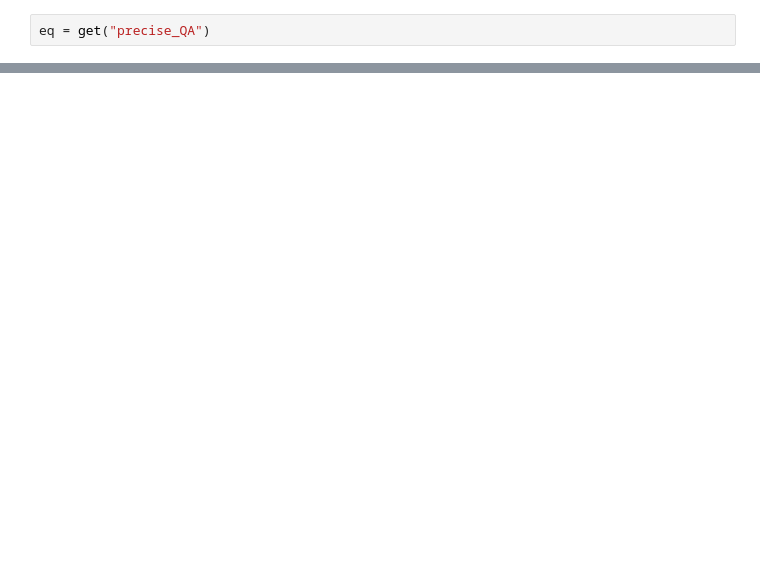
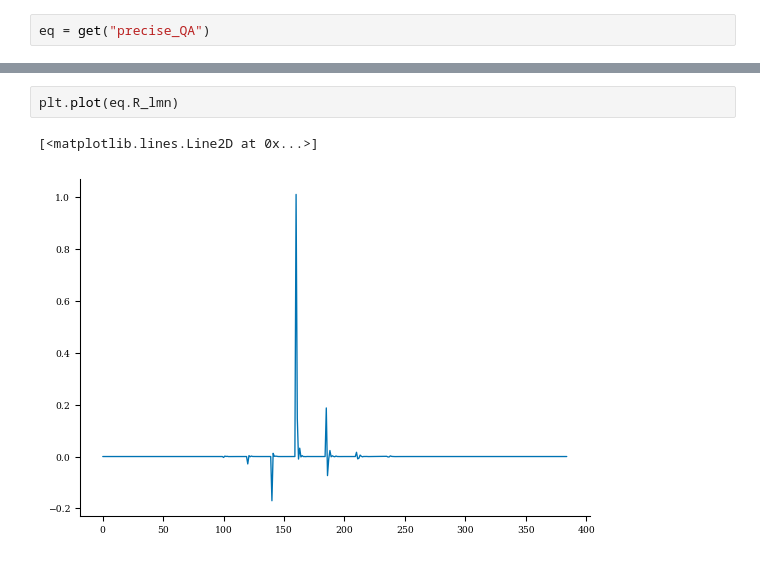
Before and after one commit to YigitElma/DEBUG-DESC, a Jupyter notebook: test-notebook.ipynb, the cells around one changed output, grey strips where cells are left out. Drawn from its saved outputs; the diff is of its cells as text; blank space fills up the shorter version.

```diff
--- a/test-notebook.ipynb
+++ b/test-notebook.ipynb
@@ -200,0 +105,5 @@ Fixed sheet current error:                                   0.000e+00  -->   0.
+# %%
+plt.plot(eq.R_lmn)
+# %% [output]
+[<matplotlib.lines.Line2D at 0x...>]
+[figure, added]
```
Also changed, not shown: parts of 19 cells of this notebook, 51 other files.
